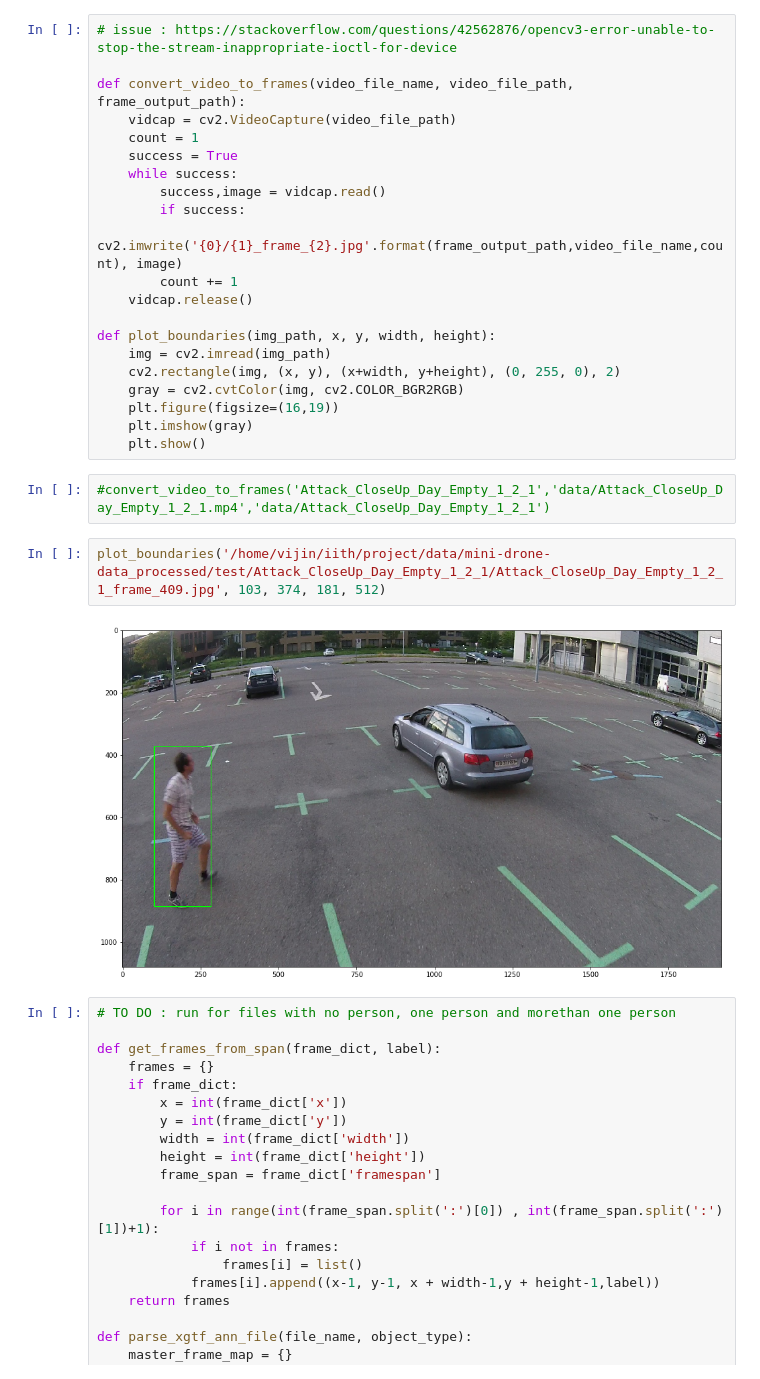
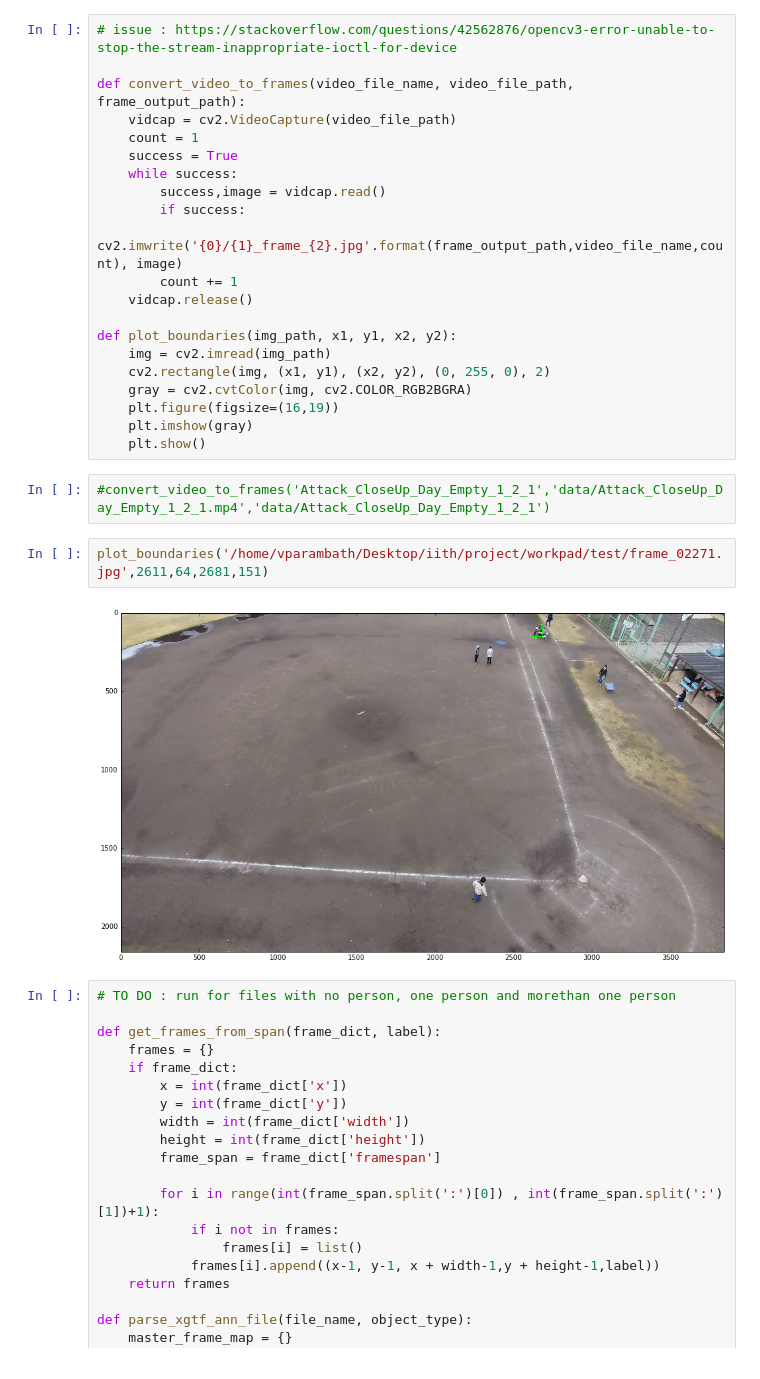
Before and after one commit to acvi2018/person-detection, a Jupyter notebook: src/ssd/Data preparation MiniDrone Data.ipynb, the cells around one changed output. Cells and saved outputs as stored; diff of their text form.

```diff
--- a/src/ssd/Data preparation MiniDrone Data.ipynb
+++ b/src/ssd/Data preparation MiniDrone Data.ipynb
@@ -26,19 +26,19 @@ def convert_video_to_frames(video_file_name, video_file_path, frame_output_path)
         count += 1
     vidcap.release()
 
-def plot_boundaries(img_path, x, y, width, height):
+def plot_boundaries(img_path, x1, y1, x2, y2):
     img = cv2.imread(img_path)
-    cv2.rectangle(img, (x, y), (x+width, y+height), (0, 255, 0), 2)
-    gray = cv2.cvtColor(img, cv2.COLOR_BGR2RGB)
+    cv2.rectangle(img, (x1, y1), (x2, y2), (0, 255, 0), 2)
+    gray = cv2.cvtColor(img, cv2.COLOR_RGB2BGRA)
     plt.figure(figsize=(16,19))
     plt.imshow(gray)
     plt.show()
 # %%
 #convert_video_to_frames('Attack_CloseUp_Day_Empty_1_2_1','data/Attack_CloseUp_Day_Empty_1_2_1.mp4','data/Attack_CloseUp_Day_Empty_1_2_1')
-# %%
-plot_boundaries('/home/vijin/iith/project/data/mini-drone-data_processed/test/Attack_CloseUp_Day_Empty_1_2_1/Attack_CloseUp_Day_Empty_1_2_1_frame_409.jpg', 103, 374, 181, 512)
-# %% [output]
-[figure, removed]
+# %%
+plot_boundaries('/home/vparambath/Desktop/iith/project/workpad/test/frame_02271.jpg',2611,64,2681,151)
+# %% [output]
+[figure, added]
 # %%
 # TO DO : run for files with no person, one person and morethan one person
 
```
Also changed, not shown: parts of 3 cells of this notebook, 5 other files.
